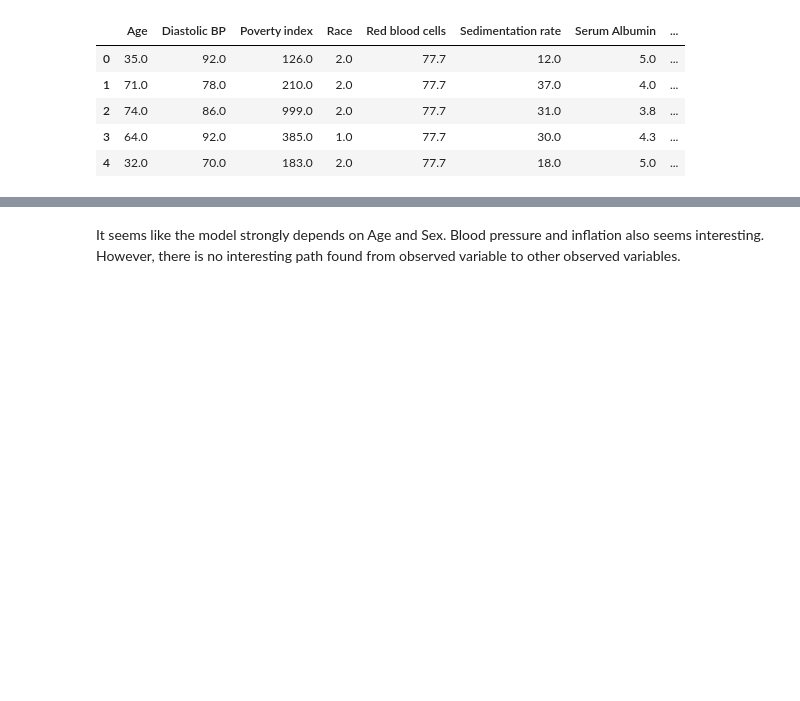
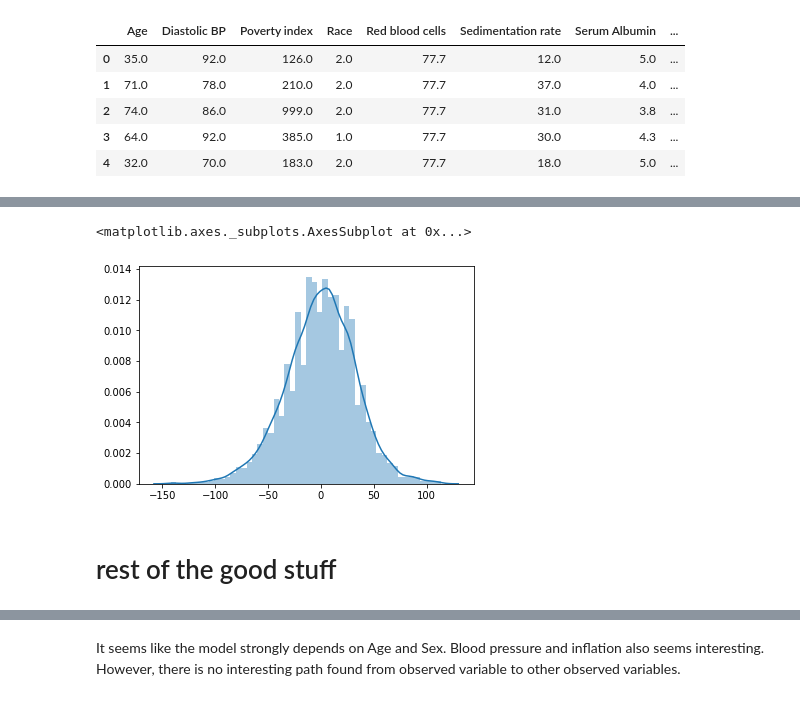
Before and after one commit to nathanwang000/Shapley-Flow, a Jupyter notebook: notebooks/NHANES1_survival.ipynb, the cells around one changed output, grey strips where cells are left out. Saved outputs shown, nothing was run; the diff lists cells and outputs as text; code cells hidden in the pictures; blank space fills up the shorter version.

```diff
--- a/notebooks/NHANES1_survival.ipynb
+++ b/notebooks/NHANES1_survival.ipynb
@@ -363,3 +386,14 @@ cf_c.draw(sample_ind, max_display=15)
+# %%
+E = GraphExplainer(causal_graph, X)
+E.prepare_graph(X) # add noise node
+G = copy.deepcopy(E.graph)
+
+sns.distplot(G.baseline_sampler['Pulse pressure noise']())
+# %% [output]
+<matplotlib.axes._subplots.AxesSubplot at 0x...>
+[figure, added]
+# %% [markdown]
+# rest of the good stuff
 # %%
 cf_c.fold_noise = False
 cf_c.draw_asv(sample_ind, max_display=10)
```
Also changed, not shown: parts of 14 cells of this notebook, 3 other files.
